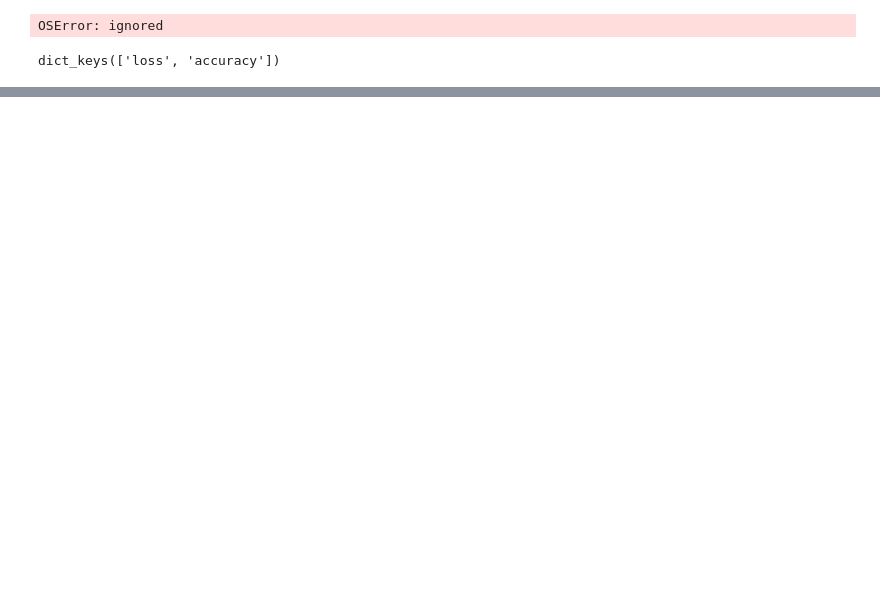
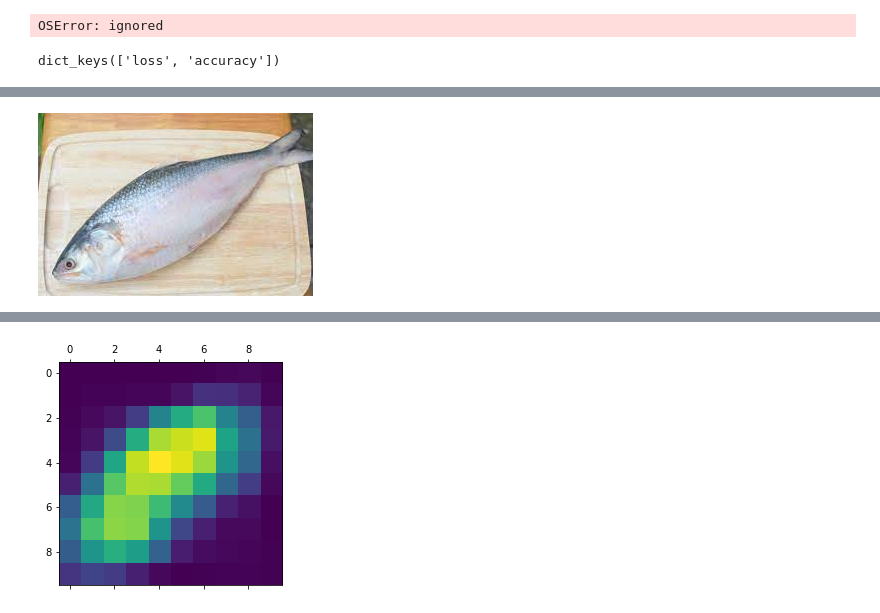
Before and after one commit to FerdousJUST/InceptionV3-model-implementation-for-Fish-Image-Classification-, a Jupyter notebook: InceptionV3_fish_image_Classification.ipynb, the cells around one changed output, grey strips where cells are left out. Drawn from its saved outputs; the diff is of its cells as text; code cells hidden in the pictures; blank space fills up the shorter version.

```diff
--- a/InceptionV3_fish_image_Classification.ipynb
+++ b/InceptionV3_fish_image_Classification.ipynb
@@ -236,0 +408,18 @@ Hilsha Fish
+# %%
+from keras.utils.image_utils import img_to_array,load_img
+path = "/content/drive/Shareddrives/Research Collaboration/Image_Classification_Dataset/Training1 /Tilapia_Fish/Tilapia_Fish 007.png"
+img = load_img(path,target_size=(256,256))
+i = img_to_array(img)
+i = preprocess_input(i)
+input_arr = np.array([i])
+input_arr.shape
+
+pred = np.argmax(model.predict(input_arr))
+if pred == 0:
+  print("Barbel Fish")
+elif pred==1:
+  print("Hilsha Fish")
+elif pred==2:
+  print("Spotted Snakehead Fish")
+elif pred==3:
+  print("Tilapia Fish")
@@ -236,0 +464,50 @@ Hilsha Fish
+# %%
+from keras.utils.image_utils import img_to_array,load_img
+
+def get_img_array(img_path, size):
+    # `img` is a PIL image of size 299x299
+    img = load_img(img_path, target_size=(299,299))
+    # `array` is a float32 Numpy array of shape (299, 299, 3)
+    array = img_to_array(img)
+    # We add a dimension to transform our array into a "batch"
+    # of size (1, 299, 299, 3)
+    array = np.expand_dims(array, axis=0)
+    return array
+
+
+model_builder = keras.applications.xception.Xception
+img_size = (299, 299)
+preprocess_input = keras.applications.xception.preprocess_input
+decode_predictions = keras.applications.xception.decode_predictions
+
+last_conv_layer_name = "block14_sepconv2_act"
+
+# The local path to our target image
+#img_path = keras.utils.get_file(
+    #"Barbel fish.jpg", "/content/barbel1.jpg"
+#)
+img_path = "/content/hilsha1.jpg"
+
+display(Image(img_path))
+
+# Prepare image
+img_array = preprocess_input(get_img_array(img_path, size=img_size))
+
+# Make model
+model = model_builder(weights="imagenet")
+
+# Remove last layer's softmax
+model.layers[-1].activation = None
+
+# Print what the top predicted class is
+preds = model.predict(img_array)
+print("Predicted:", decode_predictions(preds, top=1)[0])
+
+# Generate class activation heatmap
+heatmap = make_gradcam_heatmap(img_array, model, last_conv_layer_name)
+
+# Display heatmap
+plt.matshow(heatmap)
+plt.show()
+# %% [output]
+[figure, added]
@@ -236,0 +516 @@ Hilsha Fish
+[figure, added]
```
Also changed, not shown: parts of 27 cells of this notebook.
